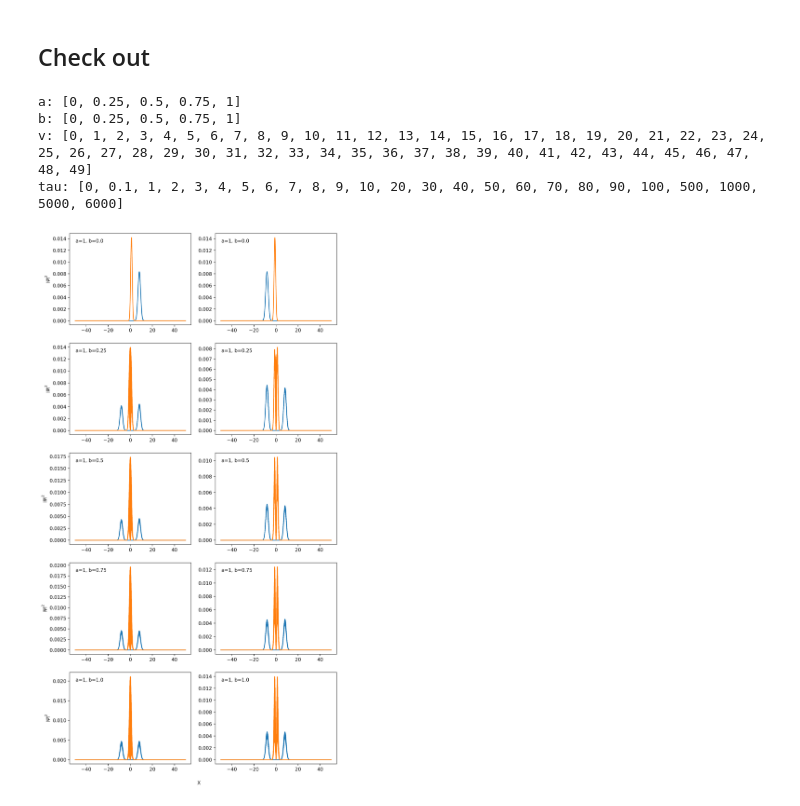
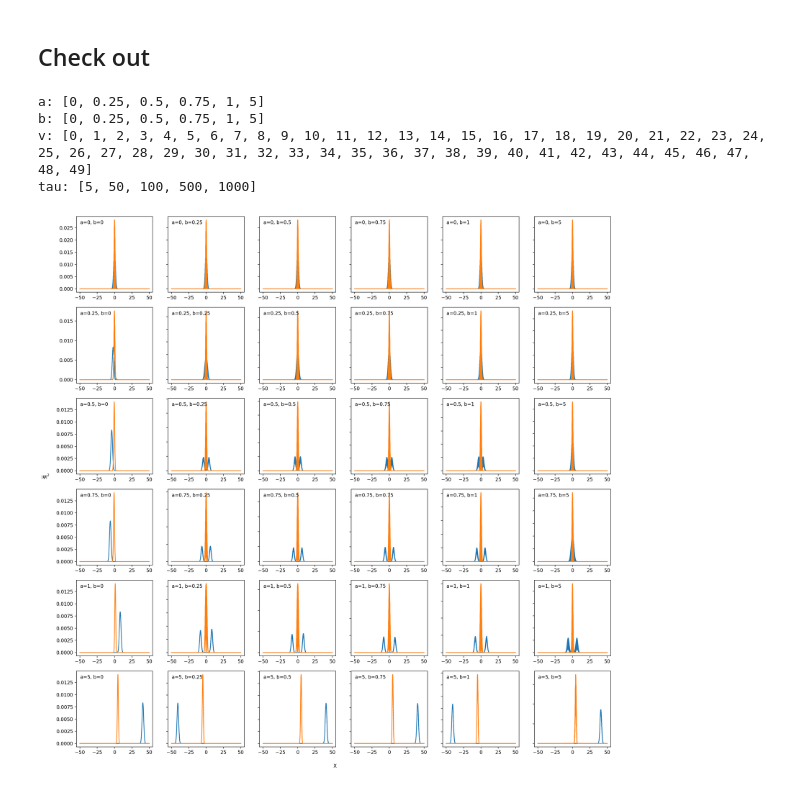
Before and after one commit to Shenlong-Yu/Divergence-in-the-Variance-of-Jarzynski-Estimator, a Jupyter notebook: Rabi/Time operator.ipynb, the cells around one changed output. Saved outputs shown, nothing was run; the diff lists cells and outputs as text; code cells hidden in the pictures.

```diff
--- a/Rabi/Time operator.ipynb
+++ b/Rabi/Time operator.ipynb
@@ -103,12 +103,12 @@ def simulation(a,b,v,tau,dt):
 # %%
 # Add new data
 # Load the existing data
-with open("simulation.pickle", "rb") as f2:
-    psit_store = pickle.load(f2)
-
+# with open("simulation.pickle", "rb") as f2:
+#     psit_store = pickle.load(f2)
+psit_store = {}
 # Add new data
-for a in [0, 0.25, 0.5, 0.75, 1]:
-    for b in [0, 0.25, 0.5, 0.75, 1]:
+for a in [0, 0.25, 0.5, 0.75, 1, 5]:
+    for b in [0, 0.25, 0.5, 0.75, 1, 5]:
         for v in range(n):
             for tau in [5,50,100,500,1000]:
                 key = (a, b, v, tau)
@@ -133,29 +133,34 @@ for i in range(4):
     chars.sort()
     print(f"{name[i]}: {chars}")
 # %% [output]
-a: [0, 0.25, 0.5, 0.75, 1]
-b: [0, 0.25, 0.5, 0.75, 1]
+a: [0, 0.25, 0.5, 0.75, 1, 5]
+b: [0, 0.25, 0.5, 0.75, 1, 5]
 v: [0, 1, 2, 3, 4, 5, 6, 7, 8, 9, 10, 11, 12, 13, 14, 15, 16, 17, 18, 19, 20, 21, 22, 23, 24, 25, 26, 27, 28, 29, 30, 31, 32, 33, 34, 35, 36, 37, 38, 39, 40, 41, 42, 43, 44, 45, 46, 47, 48, 49]
-tau: [0, 0.1, 1, 2, 3, 4, 5, 6, 7, 8, 9, 10, 20, 30, 40, 50, 60, 70, 80, 90, 100, 500, 1000, 5000, 6000]
+tau: [5, 50, 100, 500, 1000]
 # %%
-# Example: a=1
+# spin up
 def plot_graph(ax, a, b, v):
     ax.plot(X2, np.abs(psi[0,a,b][v])**2)
-    ax.plot(X2, np.abs(psit[a,b,v,5000])**2)
+    ax.plot(X2, np.abs(psit[a,b,v,1000])**2)
     ax.text(0.05, 0.9, f'a={a}, b={b}', transform=ax.transAxes)
 
-fig, axs = plt.subplots(5, 2, figsize=(10, 20))
+fig, axs = plt.subplots(6, 6, figsize=(20, 20))
 
-for i in range(5):
-    a=1
-    b = i * 0.25
-    plot_graph(axs[i, 0], a, b, 0)
-    plot_graph(axs[i, 1], a, b, 1)
-    axs[i, 0].set_ylabel('$\\left|\\psi\\right|^2$')
+list=[0,0.25,0.5,0.75,1,5]
+for i in range(6):
+    for j in range(6):
+        a = list[i]
+        b = list[j]
+        plot_graph(axs[i, j], a, b, 0)
+        if j > 0: # remove y-axis labels for all subplots except the leftmost column
+            axs[i, j].set_yticklabels([])
+    # axs[i, 0].set_ylabel('$\\left|\\psi\\right|^2$')
 
 fig.text(0.5, 0.08, 'X', ha='center')
+fig.text(0.08, 0.5, '$\\left|\\psi\\right|^2$', ha='center')
+
 
 plt.show()
 # %% [output]
-[figure, old version]
+[figure, new version]
 # %%
```
Also changed, not shown: parts of 1 cell of this notebook, 4 other files.
